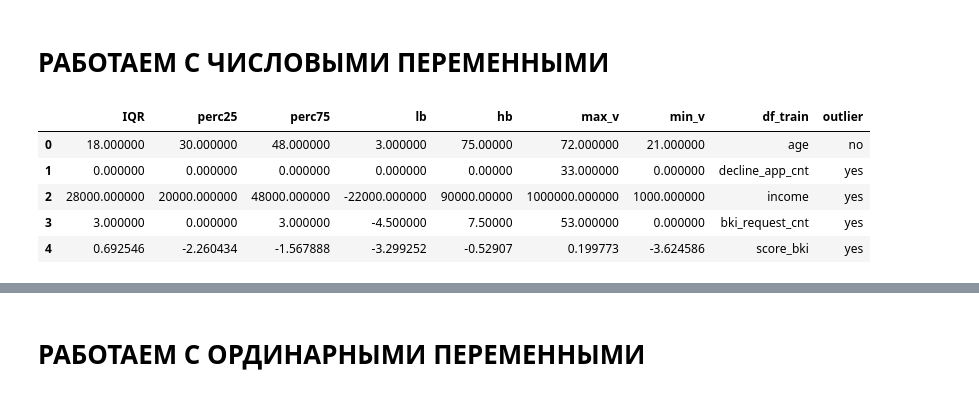
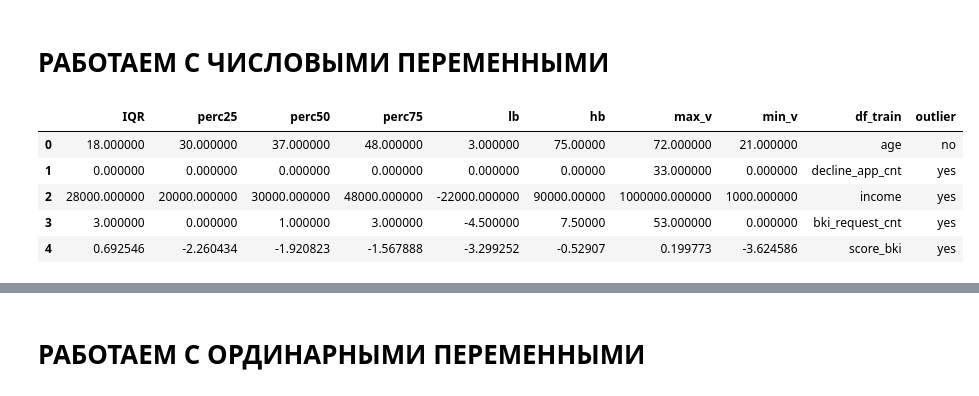
Before and after one commit to ch-vassilissa/SkillFactoryLearn, a Jupyter notebook: module_4/bscoring-vassilisa.ipynb, the cells around one changed output, grey strips where cells are left out. Drawn from its saved outputs; the diff is of its cells as text; code cells hidden in the pictures.

```diff
--- a/module_4/bscoring-vassilisa.ipynb
+++ b/module_4/bscoring-vassilisa.ipynb
@@ -93,15 +96,17 @@ df_train
 def iqr(dt, cl, pr=None):
     IQR = dt.loc[:, cl].quantile(0.75) - dt.loc[:, cl].quantile(0.25)
     perc25 = dt.loc[:, cl].quantile(0.25)
+    perc50 = dt.loc[:, cl].quantile(0.50)
     perc75 = dt.loc[:, cl].quantile(0.75)
     lb = perc25 - 1.5*IQR
     hb = perc75 + 1.5*IQR
 
     if pd.isnull(pr):
-        return [IQR, perc25, perc75, lb, hb, dt.loc[:, cl].max(), dt.loc[:, cl].min(), cl]
+        return [IQR, perc25, perc50, perc75, lb, hb, dt.loc[:, cl].max(), dt.loc[:, cl].min(), cl]
     else:
         print(cl,
               '25-й перцентиль: {},'.format(perc25),
+              '50-й перцентиль: {},'.format(perc50),
               '75-й перцентиль: {},'.format(perc75),
               "IQR: {}, ".format(IQR),
               "Границы выбросов: [{lb}, {hb}].".format(lb=lb, hb=hb))
@@ -331,13 +324,6 @@ num_cols_p2 = ['score_bki']
 ord_cols = ['education','region_rating']
 # %% [markdown]
 # РАБОТАЕМ С БИНАРНЫМИ ПЕРЕМЕННЫМИ
-# %%
-# проверим что бинарные переменные действительно бинарные
-for x in bin_cols:
-    cnt = Counter(data[x])
-    if (len(list(cnt)) > 2) : # количество уникальных элементов
-        print(len(list(cnt)),'x')
-# все ок
 # %%
 # step 5
 # Применим LabelEncoder ко всему набору бинарных переменных.
@@ -358,14 +344,3 @@ data.head()
 | 4 | 28862 | 04FEB2014 | GRD | 0 | 38 | 0 | 0 | 0 | 0 | ... |
 # %% [markdown]
 # РАБОТАЕМ С КАТЕГОРИАЛЬНЫМИ ПЕРЕМЕННЫМИ
-# %%
-# step 6
-# категориальные переменные
-#cat_cols = ['home_address', 'work_address', 'sna', 'first_time', 'day_week', 'is_weekend']
-# app_date попробуем поработать с ней
-
-data['app_date'] = data['app_date'].apply(lambda x: pd.to_datetime(x, format='%d%b%Y').date())
-data['day_week'] = data['app_date'].apply(lambda x: x.isoweekday()) #день недели в виде числа, понедельник - 1, воскресенье - 7 слабая значимость уберу пока
-data['is_weekend'] = np.where(data['day_week'].isin([6,7]), 1 , 0)
-cat_cols = cat_cols + ['day_week','is_weekend']
-data
@@ -406,3 +365,5 @@ dtype: float64
 # %%
-# step 7 для One-Hot Encoding в pandas функция - get_dummies для преобразования категориальных переменных
-#df_train = pd.get_dummies(df_train, columns = cat_cols, dummy_na=False)
+# step 6 категориальные переменные
+#cat_cols = ['home_address', 'work_address', 'sna', 'first_time', 'day_week', 'is_weekend']
+#для One-Hot Encoding в pandas функция - get_dummies для преобразования категориальных переменных
+data = pd.get_dummies(data, columns = cat_cols, dummy_na=False) ## 0.7395056692123537 - 0.7423124806722499
@@ -411,20 +395,20 @@ dtype: float64
 # %%
 # проверим выбросы
 al = []
 for col in num_cols_p1 + num_cols_p2:
     al.append(iqr(data, col))
 
 # find columns with outliers => NaN in outlier column
-all_borders = pd.DataFrame(al, columns=['IQR', 'perc25', 'perc75', 'lb', 'hb', 'max_v', 'min_v', 'df_train'])
+all_borders = pd.DataFrame(al, columns=['IQR', 'perc25', 'perc50' , 'perc75', 'lb', 'hb', 'max_v', 'min_v', 'df_train'])
 all_borders.loc[(all_borders.hb >= all_borders.max_v) & (all_borders.lb <= all_borders.min_v), 'outlier'] = 'no'
 all_borders['outlier'].fillna('yes', inplace=True)
 all_borders
 
 # выбросы есть, вернемся к ним позже
 # %% [output]
-|  | IQR | perc25 | perc75 | lb | hb | max_v | min_v | df_train | outlier |
-| 0 | 18.000000 | 30.000000 | 48.000000 | 3.000000 | 75.00000 | 72.000000 | 21.000000 | age | no |
-| 1 | 0.000000 | 0.000000 | 0.000000 | 0.000000 | 0.00000 | 33.000000 | 0.000000 | decline_app_cnt | yes |
-| 2 | 28000.000000 | 20000.000000 | 48000.000000 | -22000.000000 | 90000.00000 | 1000000.000000 | 1000.000000 | income | yes |
-| 3 | 3.000000 | 0.000000 | 3.000000 | -4.500000 | 7.50000 | 53.000000 | 0.000000 | bki_request_cnt | yes |
-| 4 | 0.692546 | -2.260434 | -1.567888 | -3.299252 | -0.52907 | 0.199773 | -3.624586 | score_bki | yes |
+|  | IQR | perc25 | perc50 | perc75 | lb | hb | max_v | min_v | df_train | outlier |
+| 0 | 18.000000 | 30.000000 | 37.000000 | 48.000000 | 3.000000 | 75.00000 | 72.000000 | 21.000000 | age | no |
+| 1 | 0.000000 | 0.000000 | 0.000000 | 0.000000 | 0.000000 | 0.00000 | 33.000000 | 0.000000 | decline_app_cnt | yes |
+| 2 | 28000.000000 | 20000.000000 | 30000.000000 | 48000.000000 | -22000.000000 | 90000.00000 | 1000000.000000 | 1000.000000 | income | yes |
+| 3 | 3.000000 | 0.000000 | 1.000000 | 3.000000 | -4.500000 | 7.50000 | 53.000000 | 0.000000 | bki_request_cnt | yes |
+| 4 | 0.692546 | -2.260434 | -1.920823 | -1.567888 | -3.299252 | -0.52907 | 0.199773 | -3.624586 | score_bki | yes |
```
Also changed, not shown: parts of 43 cells of this notebook, 1 other file.
